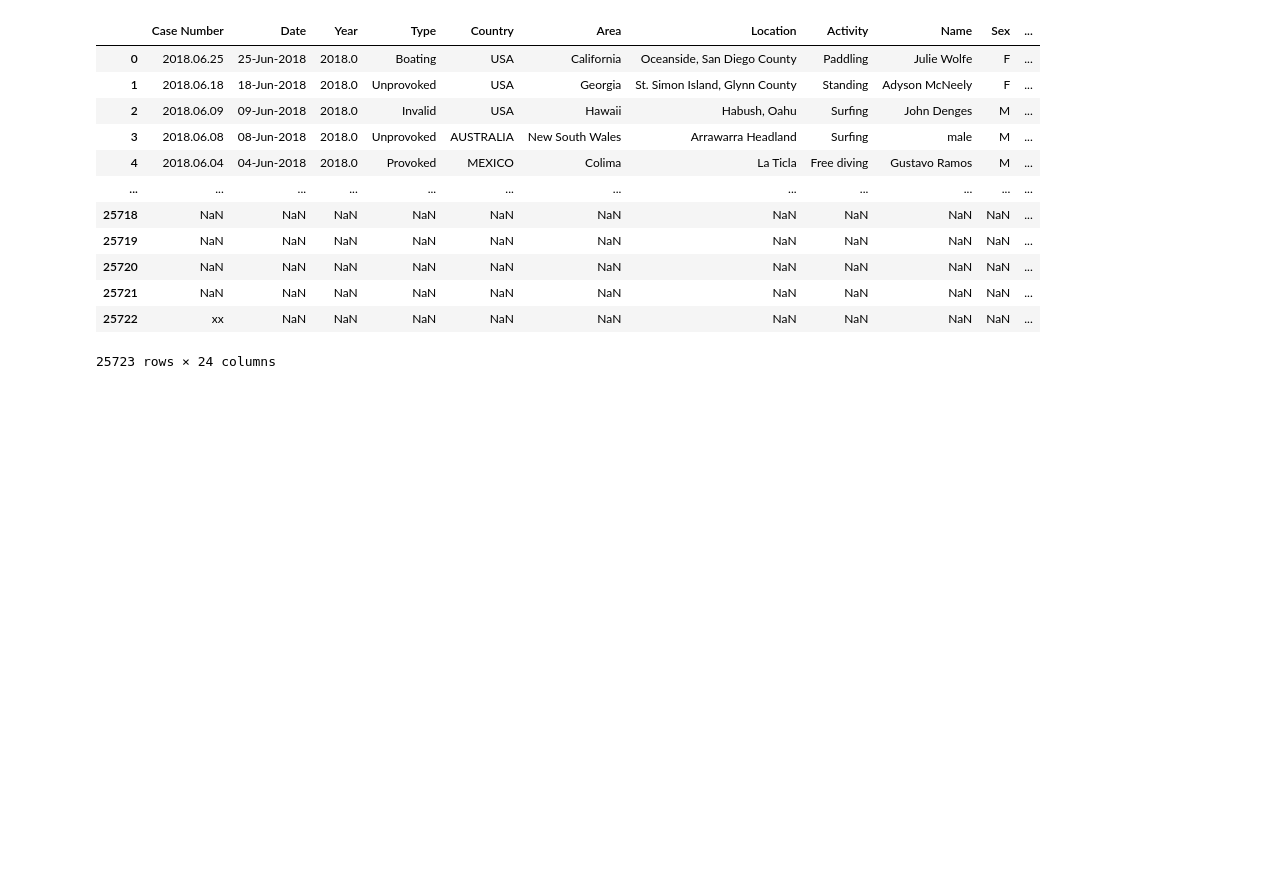
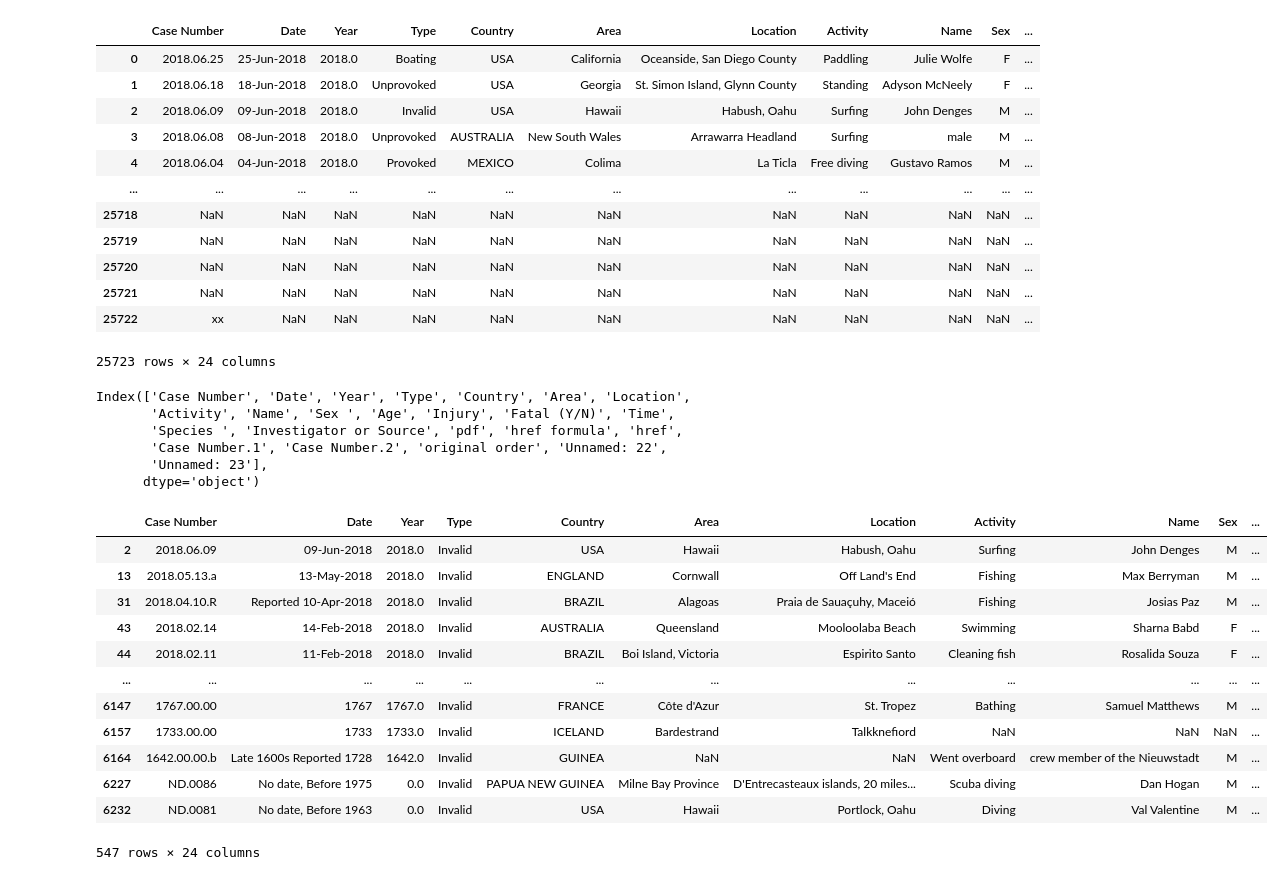
Before and after one commit to emmacunill/project_em, a Jupyter notebook: sharks_df.ipynb, the cells around one changed output. Drawn from its saved outputs; the diff is of its cells as text; code cells hidden in the pictures; blank space fills up the shorter version.

Commit message:
completed the cleaning and almost finished visualization

```diff
--- a/sharks_df.ipynb
+++ b/sharks_df.ipynb
@@ -372,3 +372,28 @@ sharks.rename(columns={"Species ":"Species"})
 | 25721 | NaN | NaN | NaN | NaN | NaN | NaN | NaN | NaN | NaN | NaN | ... |
 | 25722 | xx | NaN | NaN | NaN | NaN | NaN | NaN | NaN | NaN | NaN | ... |
 25723 rows × 24 columns
+# %%
+sharks.columns
+# %% [output]
+Index(['Case Number', 'Date', 'Year', 'Type', 'Country', 'Area', 'Location',
+       'Activity', 'Name', 'Sex ', 'Age', 'Injury', 'Fatal (Y/N)', 'Time',
+       'Species ', 'Investigator or Source', 'pdf', 'href formula', 'href',
+       'Case Number.1', 'Case Number.2', 'original order', 'Unnamed: 22',
+       'Unnamed: 23'],
+      dtype='object')
+# %%
+sharks[sharks["Type"] == "Invalid"]
+# %% [output]
+|  | Case Number | Date | Year | Type | Country | Area | Location | Activity | Name | Sex | ... |
+| 2 | 2018.06.09 | 09-Jun-2018 | 2018.0 | Invalid | USA | Hawaii | Habush, Oahu | Surfing | John Denges | M | ... |
+| 13 | 2018.05.13.a | 13-May-2018 | 2018.0 | Invalid | ENGLAND | Cornwall | Off Land's End | Fishing | Max Berryman | M | ... |
+| 31 | 2018.04.10.R | Reported 10-Apr-2018 | 2018.0 | Invalid | BRAZIL | Alagoas | Praia de Sauaçuhy, Maceió | Fishing | Josias Paz | M | ... |
+| 43 | 2018.02.14 | 14-Feb-2018 | 2018.0 | Invalid | AUSTRALIA | Queensland | Mooloolaba Beach | Swimming | Sharna Babd | F | ... |
+| 44 | 2018.02.11 | 11-Feb-2018 | 2018.0 | Invalid | BRAZIL | Boi Island, Victoria | Espirito Santo | Cleaning fish | Rosalida Souza | F | ... |
+| ... | ... | ... | ... | ... | ... | ... | ... | ... | ... | ... | ... |
+| 6147 | 1767.00.00 | 1767 | 1767.0 | Invalid | FRANCE | Côte d'Azur | St. Tropez | Bathing | Samuel Matthews | M | ... |
+| 6157 | 1733.00.00 | 1733 | 1733.0 | Invalid | ICELAND | Bardestrand | Talkknefiord | NaN | NaN | NaN | ... |
+| 6164 | 1642.00.00.b | Late 1600s Reported 1728 | 1642.0 | Invalid | GUINEA | NaN | NaN | Went overboard | crew member of the Nieuwstadt | M | ... |
+| 6227 | ND.0086 | No date, Before 1975 | 0.0 | Invalid | PAPUA NEW GUINEA | Milne Bay Province | D'Entrecasteaux islands, 20 miles... | Scuba diving | Dan Hogan | M | ... |
+| 6232 | ND.0081 | No date, Before 1963 | 0.0 | Invalid | USA | Hawaii | Portlock, Oahu | Diving | Val Valentine | M | ... |
+547 rows × 24 columns
```
Also changed, not shown: parts of 14 cells of this notebook, 7 other files.
